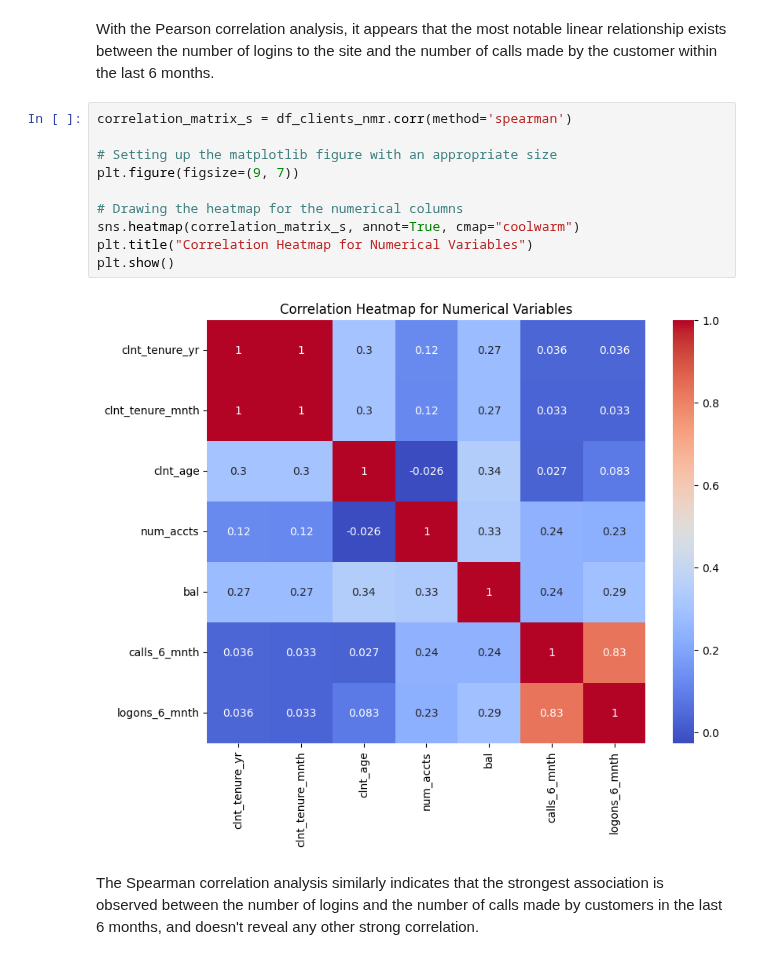
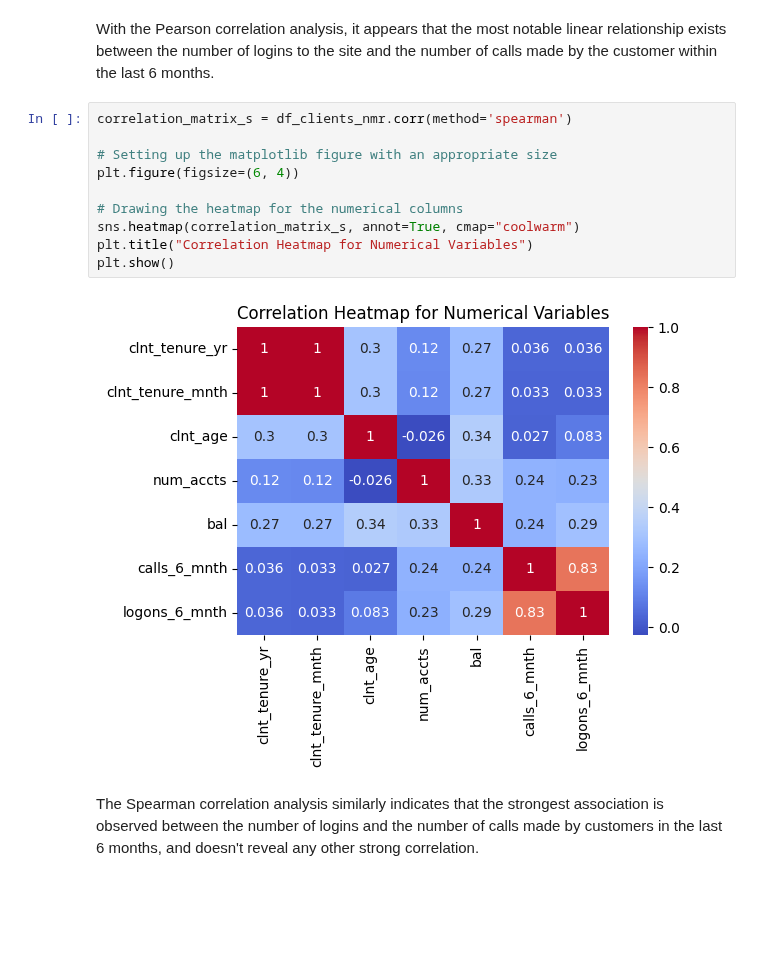
Before and after one commit to dimitsagk/AB_Testing_Analysis, a Jupyter notebook: notebooks/Project_2_02Cleaning+EDA.ipynb, the cells around one changed output. Saved outputs shown, nothing was run; the diff lists cells and outputs as text; blank space fills up the shorter version.

```diff
--- a/notebooks/Project_2_02Cleaning+EDA.ipynb
+++ b/notebooks/Project_2_02Cleaning+EDA.ipynb
@@ -265,15 +233,15 @@ With the Pearson correlation analysis, it appears that the most notable linear r
 # %%
 correlation_matrix_s = df_clients_nmr.corr(method='spearman')
 
 # Setting up the matplotlib figure with an appropriate size
-plt.figure(figsize=(9, 7))
+plt.figure(figsize=(6, 4))
 
 # Drawing the heatmap for the numerical columns
 sns.heatmap(correlation_matrix_s, annot=True, cmap="coolwarm")
 plt.title("Correlation Heatmap for Numerical Variables")
 plt.show()
 # %% [output]
-[figure, old version]
+[figure, new version]
 # %% [markdown]
 The Spearman correlation analysis similarly indicates that the strongest association is observed between the number of logins and the number of calls made by customers in the last 6 months, and doesn't reveal any other strong correlation.
 # %% [markdown]
```
Also changed, not shown: parts of 30 cells of this notebook.
